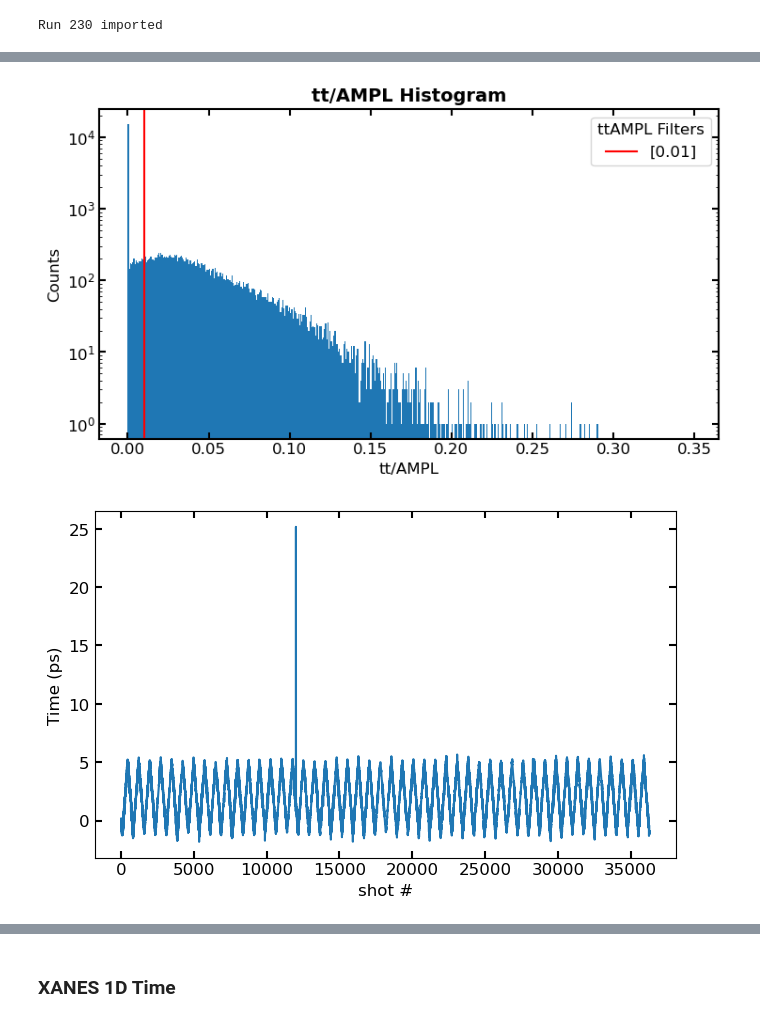
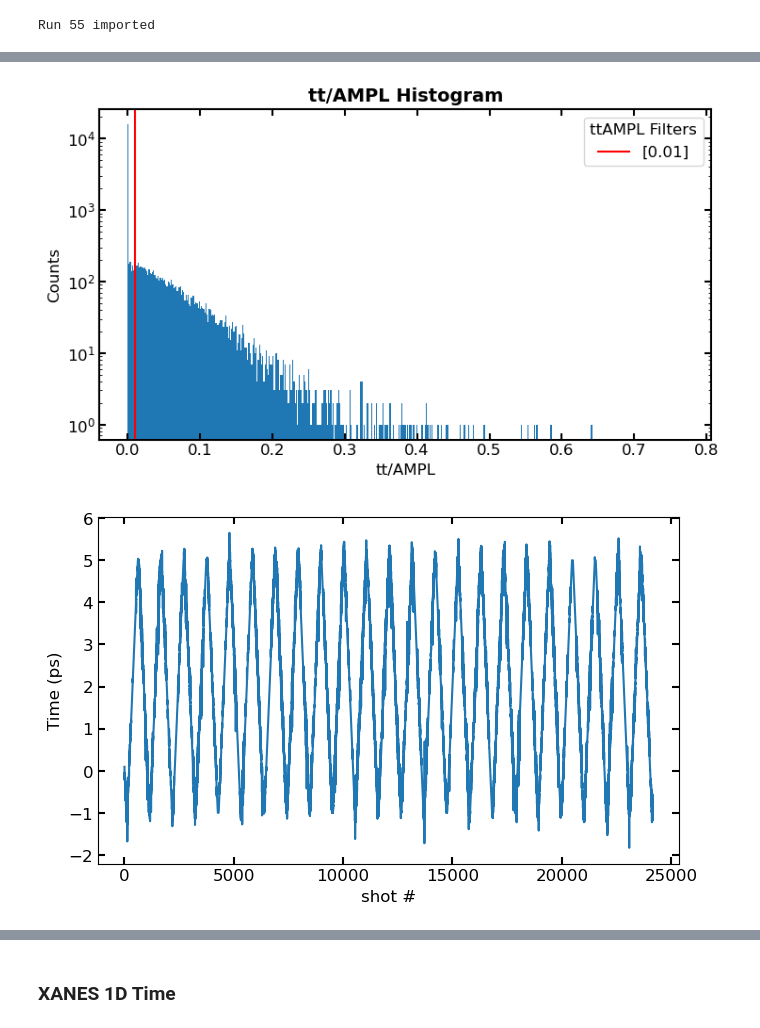
Before and after one commit to lg345/XSpect, a Jupyter notebook: XSpect_XAS_1Dtime.ipynb, the cells around one changed output, grey strips where cells are left out. Cells and saved outputs as stored; diff of their text form; code cells hidden in the pictures.

```diff
--- a/XSpect_XAS_1Dtime.ipynb
+++ b/XSpect_XAS_1Dtime.ipynb
@@ -21,10 +21,10 @@ import XSpect.XSpect_Visualization
 import XSpect.XSpect_Diagnostics as dt
 import XSpect.XSpect_PostProcessing
 # %%
-run = 230
-exp = 'xcs101572326'
+run = 55
+exp = 'xcs101632226'
 keys=['epicsUser/dccm_E', 'epicsUser/dccm_E_setpoint', 'tt/ttCorr','epics/lxt', 'enc/lasDelay' , 'ipm4/sum','tt/AMPL']
-names=['ccm','ccm_E_setpoint','time_tool_correction','lxt_ttc'  ,'encoder','ipm', 'time_tool_ampl']
+names=['energy','energy_E_setpoint','time_tool_correction','lxt_ttc'  ,'encoder','ipm', 'time_tool_ampl']
 
 # pdf = PdfPages("output.pdf")
 
@@ -78,4 +78,4 @@ plt.ylabel('lxt_ttc (ps)')
 plt.show()
 # pdf.close()
 # %% [output]
-Run 230 imported
+Run 55 imported
@@ -83,2 +83,2 @@ Run 230 imported
-[figure, old version]
+[figure, new version]
-[figure, old version]
+[figure, new version]
```
Also changed, not shown: parts of 5 cells of this notebook, 8 other files.
